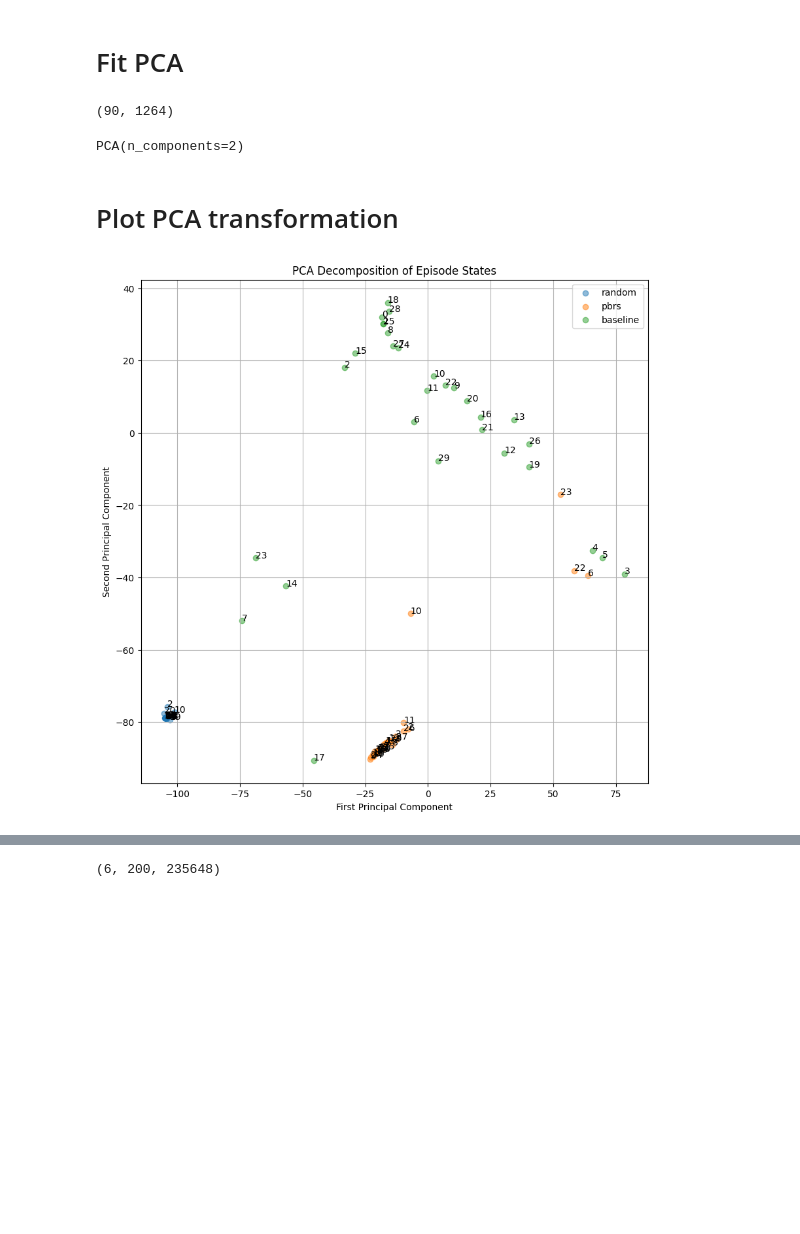
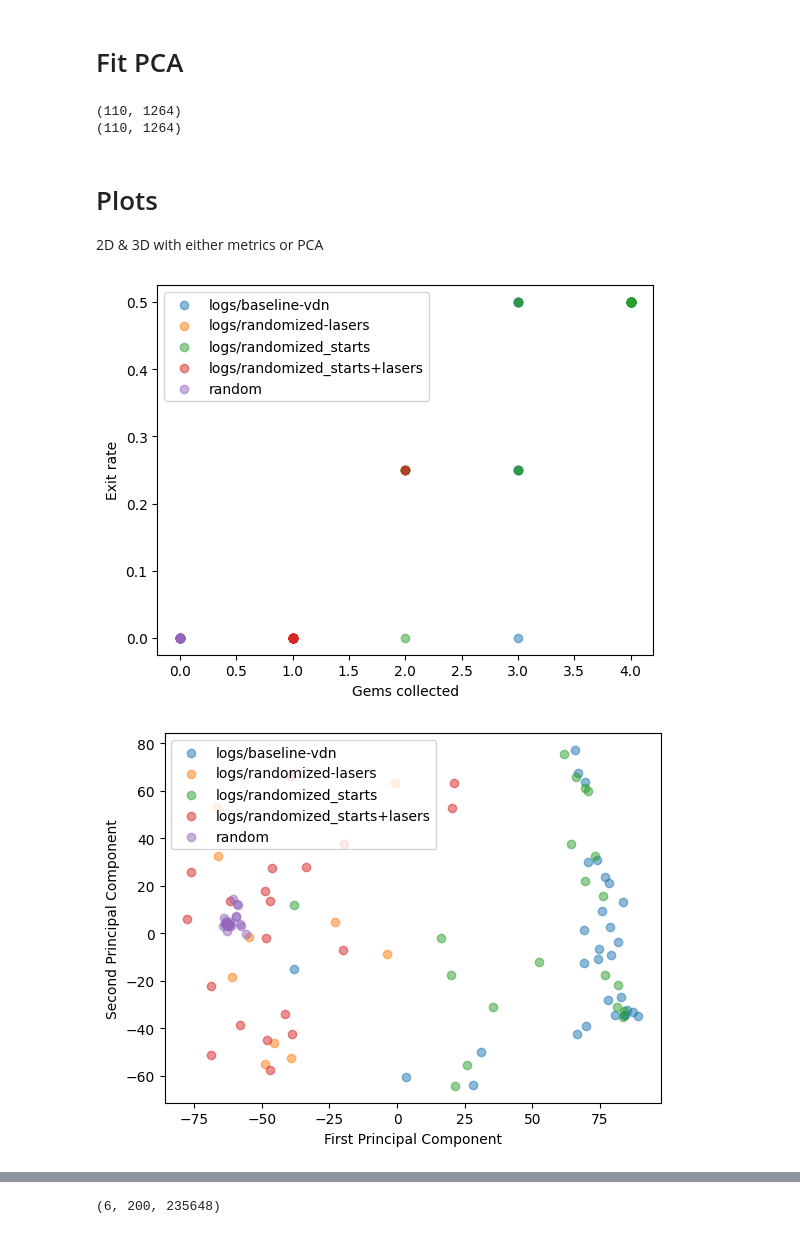
Before and after one commit to yamoling/marl, a Jupyter notebook: policy_comparisons.ipynb, the cells around one changed output, grey strips where cells are left out. Cells and saved outputs as stored; diff of their text form; code cells hidden in the pictures; blank space fills up the shorter version.

```diff
--- a/policy_comparisons.ipynb
+++ b/policy_comparisons.ipynb
@@ -48,7 +60,0 @@ episodes["pbrs"] = [x[1] for x in res]
-# %%
-res = list[tuple[int, Episode]]()
-exp = marl.Experiment.load("logs/baseline-vdn")
-for i, run in enumerate(exp.runs):
-    res.append((run.seed, exp.replay_episode(i, 1_000_000, 0).episode))
-res = sorted(res, key=lambda x: x[0])
-episodes["baseline"] = [x[1] for x in res]
@@ -82,38 +91,46 @@ Maxlen: 78
 # %%
 from sklearn import decomposition
 
-pca = decomposition.PCA(n_components=2)
-pca_states = np.concat(list(all_states.values()))
-print(pca_states.shape)
-pca.fit(states)
+def get_pca(episodes: dict[str, list[EpData]], n_dims: int):
+    pca = decomposition.PCA(n_components=n_dims)
+    states = []
+    for eps in episodes.values():
+        for ep in eps:
+            states.append(ep.states)
+    pca_states = np.array(states)
+    print(pca_states.shape)
+    pca.fit(pca_states)
+    return pca
-# %% [output]
-(90, 1264)
-PCA(n_components=2)
+# %%
+from lle import LLE
+logdirs = [
+    "logs/baseline-vdn",
+    "logs/randomized-lasers",
+    "logs/randomized_starts",
+    "logs/randomized_starts+lasers",
+]
+
+episodes = {logdir: collect_episodes(logdir, 1_000_000) for logdir in logdirs}
+episodes["random"] = collect_random_episodes(LLE.level(6).builder().time_limit(78).build(), 30)
+pca2 = get_pca(episodes, 2)
+pca3 = get_pca(episodes, 3)
+# %% [output]
+(110, 1264)
+(110, 1264)
 # %% [markdown]
-# Plot PCA transformation
+# Plots
+2D & 3D with either metrics or PCA
 # %%
-import matplotlib.pyplot as plt
+raw_states_datapoints = {logdir: np.array([e.states for e in es]) for logdir, es in episodes.items()}
+metrics_datapoints = {logdir: np.array([[e.n_gems, e.exit_rate, e.length] for e in es]) for logdir, es in episodes.items()}
+pca2_datapoints = {logdir: pca2.transform(raw_states_datapoints[logdir]) for logdir in episodes}
+pca3_datapoints = {logdir: pca3.transform(raw_states_datapoints[logdir]) for logdir in episodes}
 
-# -- TODO:
-# - Regarder en quoi ces policies sont effectivement identiques ou non (longueur, gemmes, etc)
-# - Essayer avec T-SNE
+plot_2d(metrics_datapoints, "Gems collected", "Exit rate")
+plot_2d(pca2_datapoints, "First Principal Component", "Second Principal Component")
 
-plt.figure(figsize=(10, 10))
-plt.xlabel('First Principal Component')
-plt.ylabel('Second Principal Component')
-plt.title('PCA Decomposition of Episode States')
-
-for name, states in all_states.items():
-    states_pca = pca.transform(states)
-    plt.scatter(states_pca[:, 0], states_pca[:, 1], alpha=0.5, label=name)
-    # Annotate each point with its ID
-    for seed, state in enumerate(states_pca):
-        plt.annotate(str(seed), (state[0], state[1]))
-
-
-plt.grid(True)
-plt.legend()
-# plt.savefig("pca.png")
-plt.show()
+plot_3d(metrics_datapoints, "Gems collected", "Exit rate", "Length")
+plot_3d(pca3_datapoints, "First Principal Component", "Second Principal Component", "Third Principal Component")
 # %% [output]
-[figure, old version]
+[figure, new version]
+[figure, added]
```
Also changed, not shown: parts of 23 cells of this notebook, 5 other files.
